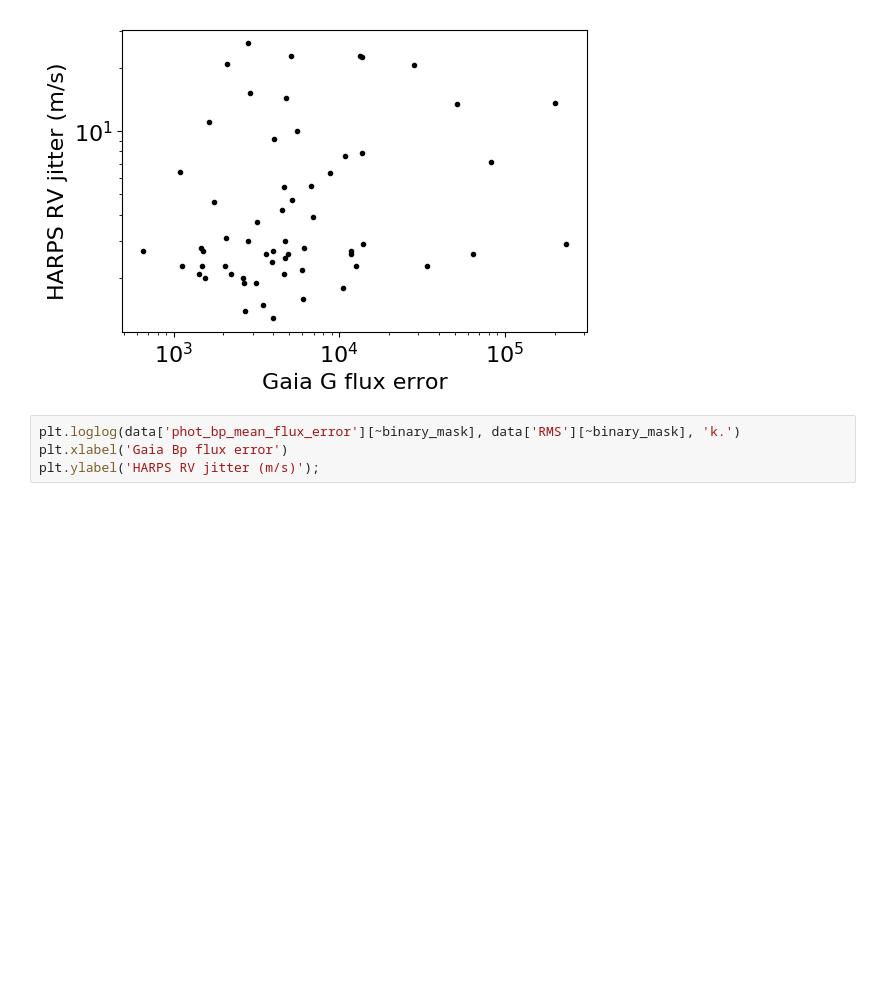
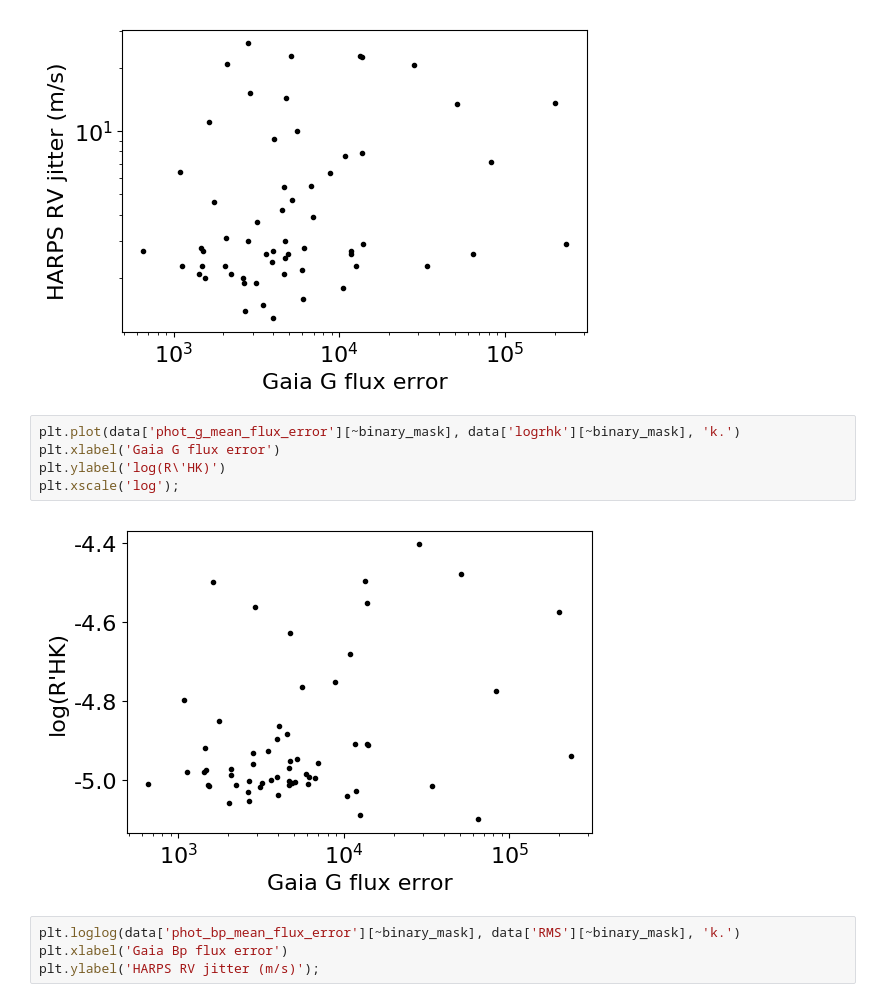
Before and after one commit to megbedell/gaia-jitter, a Jupyter notebook: solartwins.ipynb, the cells around one changed output. Drawn from its saved outputs; the diff is of its cells as text; blank space fills up the shorter version.

```diff
--- a/solartwins.ipynb
+++ b/solartwins.ipynb
@@ -69,6 +69,13 @@ plt.xlabel('Gaia G flux error')
 plt.ylabel('HARPS RV jitter (m/s)');
 # %% [output]
 [figure]
+# %%
+plt.plot(data['phot_g_mean_flux_error'][~binary_mask], data['logrhk'][~binary_mask], 'k.')
+plt.xlabel('Gaia G flux error')
+plt.ylabel('log(R\'HK)')
+plt.xscale('log');
+# %% [output]
+[figure, added]
 # %%
 plt.loglog(data['phot_bp_mean_flux_error'][~binary_mask], data['RMS'][~binary_mask], 'k.')
 plt.xlabel('Gaia Bp flux error')
```
